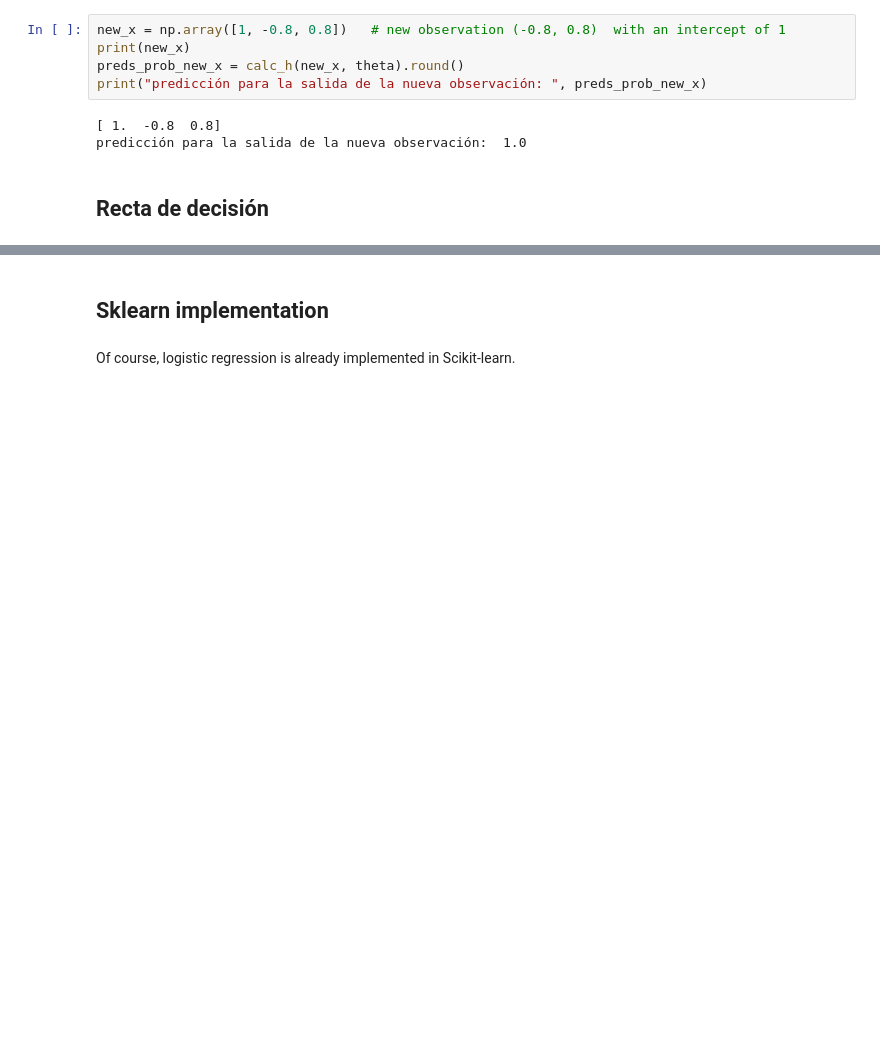
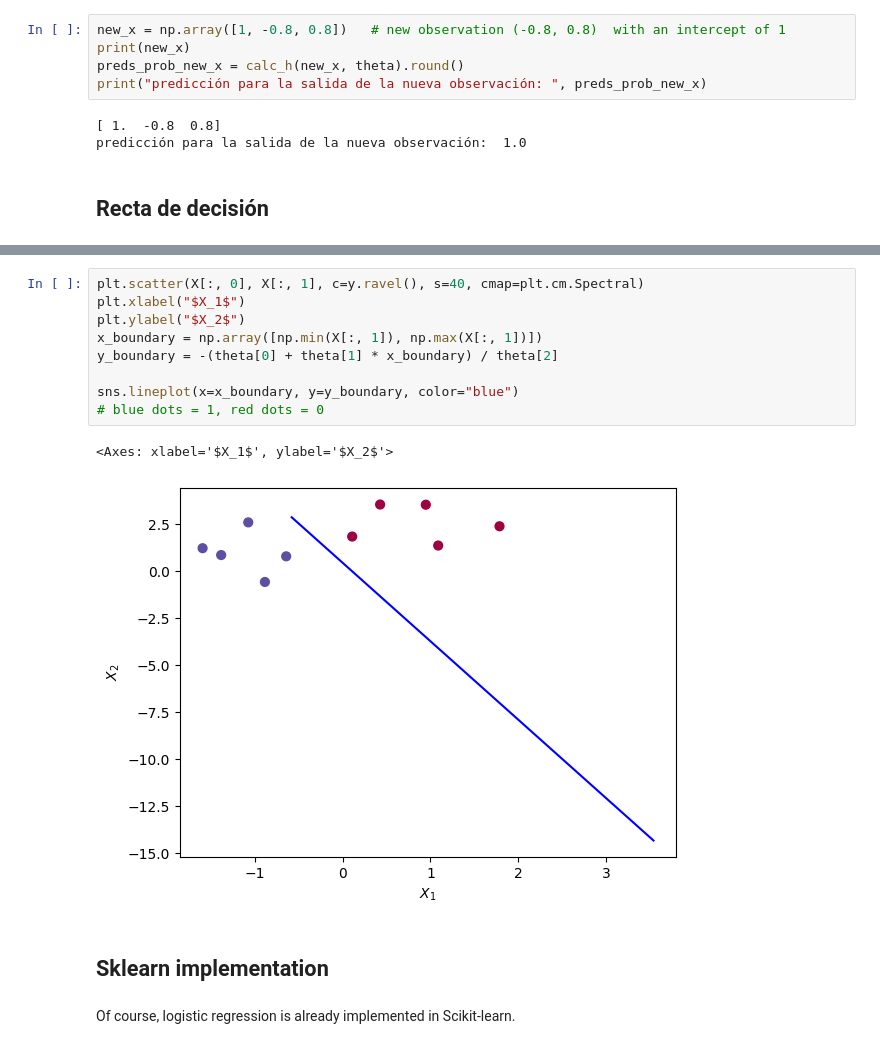
Before and after one commit to gachet/ad-1-24, a Jupyter notebook: LOG/ejer2_0_1_LR.ipynb, the cells around one changed output, grey strips where cells are left out. Drawn from its saved outputs; the diff is of its cells as text; blank space fills up the shorter version.

```diff
--- a/LOG/ejer2_0_1_LR.ipynb
+++ b/LOG/ejer2_0_1_LR.ipynb
@@ -248,3 +255,15 @@ NameError: name 'passed' is not defined
+# %%
+plt.scatter(X[:, 0], X[:, 1], c=y.ravel(), s=40, cmap=plt.cm.Spectral)
+plt.xlabel("$X_1$")
+plt.ylabel("$X_2$")
+x_boundary = np.array([np.min(X[:, 1]), np.max(X[:, 1])])
+y_boundary = -(theta[0] + theta[1] * x_boundary) / theta[2]
+
+sns.lineplot(x=x_boundary, y=y_boundary, color="blue")
+# blue dots = 1, red dots = 0
+# %% [output]
+<Axes: xlabel='$X_1$', ylabel='$X_2$'>
+[figure, added]
 # %% [markdown]
 ## Sklearn implementation
 # %% [markdown]
```
Also changed, not shown: parts of 3 cells of this notebook.
